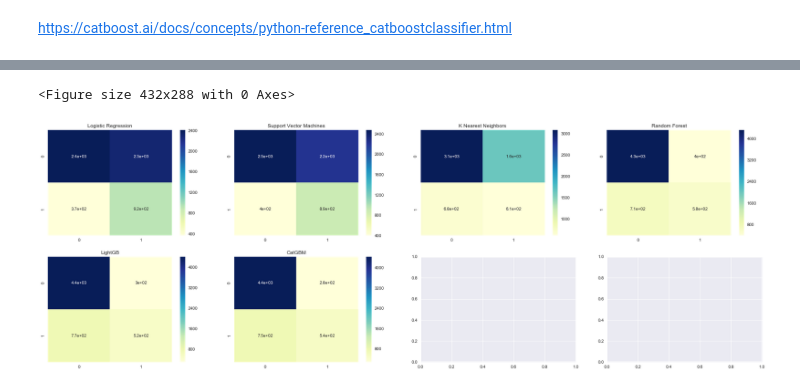
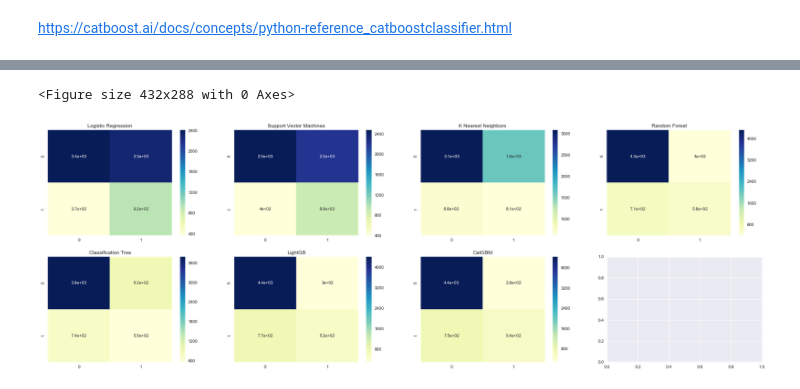
Before and after one commit to BA545-SP2019/2019-competition2-3-musketeers, a Jupyter notebook: Martin/Models101.ipynb, the cells around one changed output, grey strips where cells are left out. Drawn from its saved outputs; the diff is of its cells as text; code cells hidden in the pictures.

```diff
--- a/Martin/Models101.ipynb
+++ b/Martin/Models101.ipynb
@@ -358,0 +363,9 @@ ROC AUC is  0.68
+# %%
+# Create Decision Tree classifer object
+clfTR = DecisionTreeClassifier()
+
+# Train Decision Tree Classifer
+clfTR = clfTR.fit(X_train_oversampled,y_train_oversampled)
+
+#Predict the response for test dataset
+y_pred = clfTR.predict(X_test)
@@ -359,25 +444,25 @@ ROC AUC is  0.68
 # %%
 # Confusion Matrix
 cmLR = confusion_matrix(y_test, predLR)
 cmSVC = confusion_matrix(y_test, predSVC)
 cmKNN = confusion_matrix(y_test, predKNN)
 cmRF = confusion_matrix(y_test, predRF)
-
+cmTR = confusion_matrix(y_test, y_pred)
 cmLGB = confusion_matrix(y_test, predLGB)
 cmCB = confusion_matrix(y_test, predCB)
 
 # Confusion Matrix List
-cmList = [cmLR, cmSVC,cmKNN, cmRF,  cmLGB, cmCB]
-cmTitle = ['Logistic Regression','Support Vector Machines','K Nearest Neighbors','Random Forest','LightGB','CatGBM',None]
+cmList = [cmLR, cmSVC,cmKNN, cmRF,cmTR,  cmLGB, cmCB]
+cmTitle = ['Logistic Regression','Support Vector Machines','K Nearest Neighbors','Random Forest',"Classification Tree", 'LightGB','CatGBM',None]
 i = 0
 plt.figure()
 fig, ax = plt.subplots(2,4, num = 6, figsize = (30,10))
 for cm in cmList:
     i += 1
     plt.subplot(2,4,i)
     plt.title(cmTitle[i-1])
     sns.heatmap(cm, annot = True, cmap = 'YlGnBu')
 plt.show();
 # %% [output]
 <Figure size 432x288 with 0 Axes>
-[figure, old version]
+[figure, new version]
```
Also changed, not shown: parts of 10 cells of this notebook, 4 other files.
